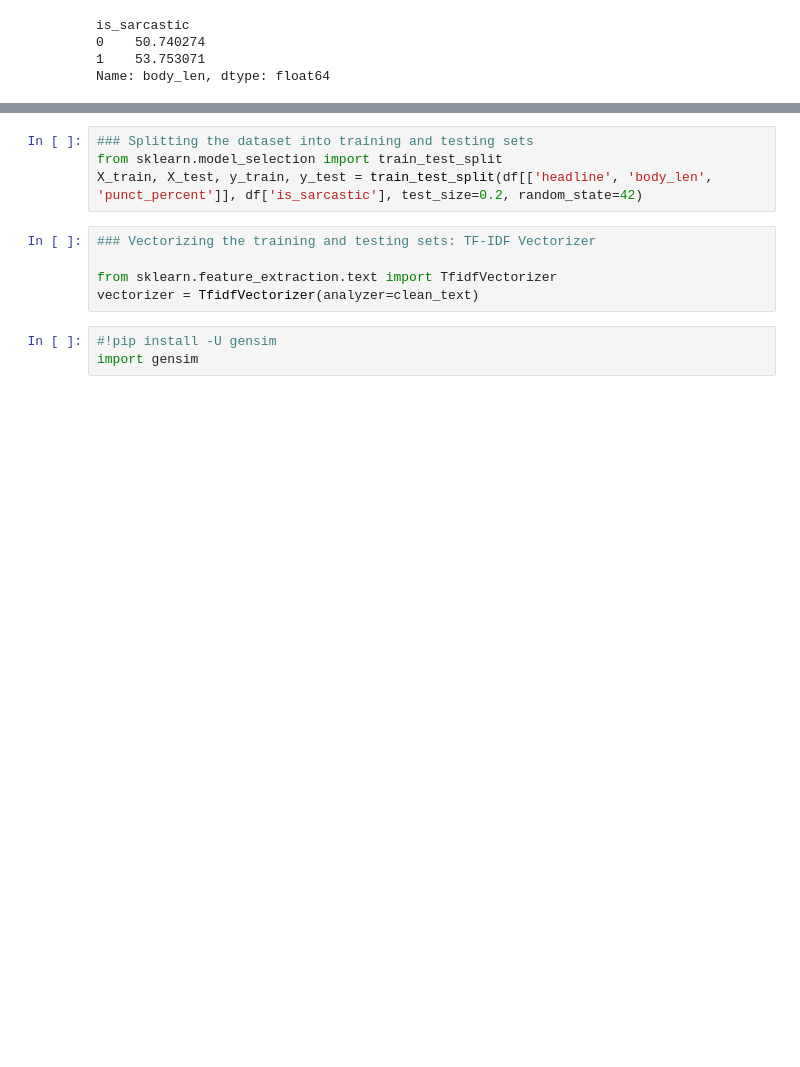
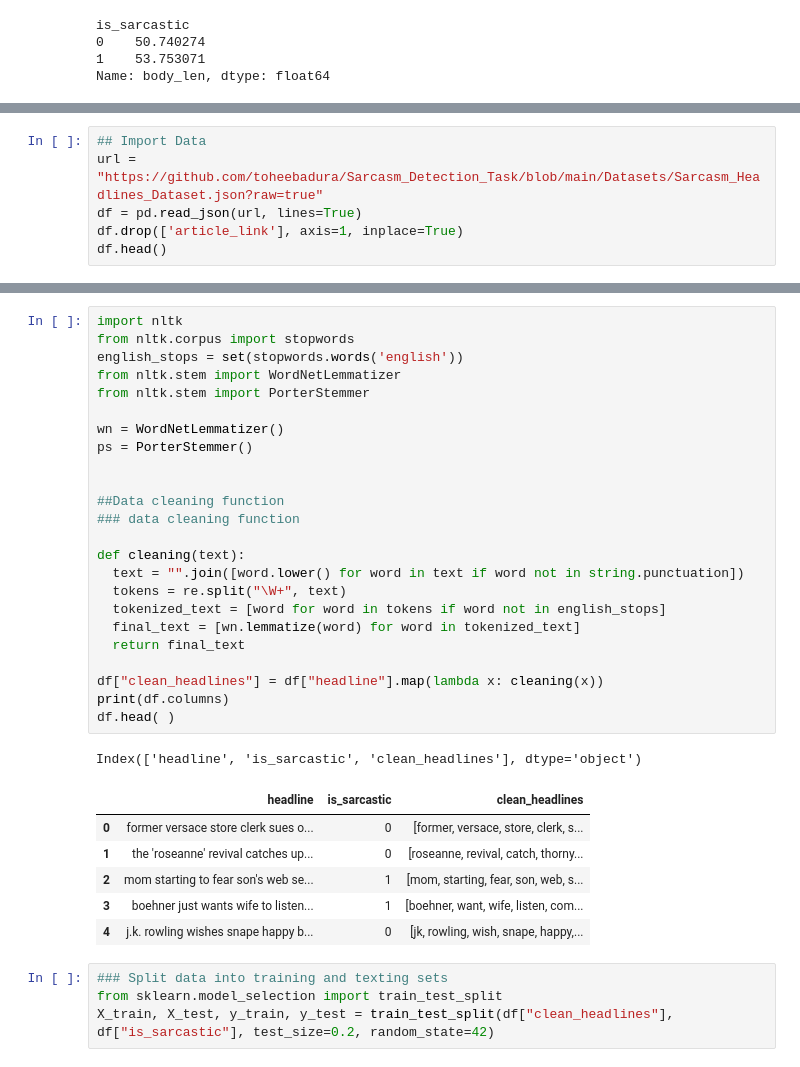
Before and after one commit to toheebadura/Sarcasm_Detection_Task, a Jupyter notebook: TF_IDF/individual_project.ipynb, the cells around one changed output, grey strips where cells are left out. Drawn from its saved outputs; the diff is of its cells as text; blank space fills up the shorter version.

```diff
--- a/TF_IDF/individual_project.ipynb
+++ b/TF_IDF/individual_project.ipynb
@@ -211,0 +176,6 @@ print(X_train.shape, X_test.shape, y_train.shape, y_test.shape)
+# %%
+## Import Data
+url = "https://github.com/toheebadura/Sarcasm_Detection_Task/blob/main/Datasets/Sarcasm_Headlines_Dataset.json?raw=true"
+df = pd.read_json(url, lines=True)
+df.drop(['article_link'], axis=1, inplace=True)
+df.head()
@@ -212,12 +189,36 @@ print(X_train.shape, X_test.shape, y_train.shape, y_test.shape)
+# %%
+import nltk
+from nltk.corpus import stopwords
+english_stops = set(stopwords.words('english'))
+from nltk.stem import WordNetLemmatizer
+from nltk.stem import PorterStemmer
+
+wn = WordNetLemmatizer()
+ps = PorterStemmer()
+
+
+##Data cleaning function
+### data cleaning function
+
+def cleaning(text):
+  text = "".join([word.lower() for word in text if word not in string.punctuation])
+  tokens = re.split("\W+", text)
+  tokenized_text = [word for word in tokens if word not in english_stops]
+  final_text = [wn.lemmatize(word) for word in tokenized_text]
+  return final_text
+
+df["clean_headlines"] = df["headline"].map(lambda x: cleaning(x))
+print(df.columns)
+df.head( )
+# %% [output]
+Index(['headline', 'is_sarcastic', 'clean_headlines'], dtype='object')
+|  | headline | is_sarcastic | clean_headlines |
+| 0 | former versace store clerk sues o... | 0 | [former, versace, store, clerk, s... |
+| 1 | the 'roseanne' revival catches up... | 0 | [roseanne, revival, catch, thorny... |
+| 2 | mom starting to fear son's web se... | 1 | [mom, starting, fear, son, web, s... |
+| 3 | boehner just wants wife to listen... | 1 | [boehner, want, wife, listen, com... |
+| 4 | j.k. rowling wishes snape happy b... | 0 | [jk, rowling, wish, snape, happy,... |
 # %%
-### Splitting the dataset into training and testing sets
+### Split data into training and texting sets
 from sklearn.model_selection import train_test_split
-X_train, X_test, y_train, y_test = train_test_split(df[['headline', 'body_len', 'punct_percent']], df['is_sarcastic'], test_size=0.2, random_state=42)
+X_train, X_test, y_train, y_test = train_test_split(df["clean_headlines"], df["is_sarcastic"], test_size=0.2, random_state=42)
-# %%
-### Vectorizing the training and testing sets: TF-IDF Vectorizer
-
-from sklearn.feature_extraction.text import TfidfVectorizer
-vectorizer = TfidfVectorizer(analyzer=clean_text)
-# %%
-#!pip install -U gensim
-import gensim
```
Also changed, not shown: parts of 14 cells of this notebook.
